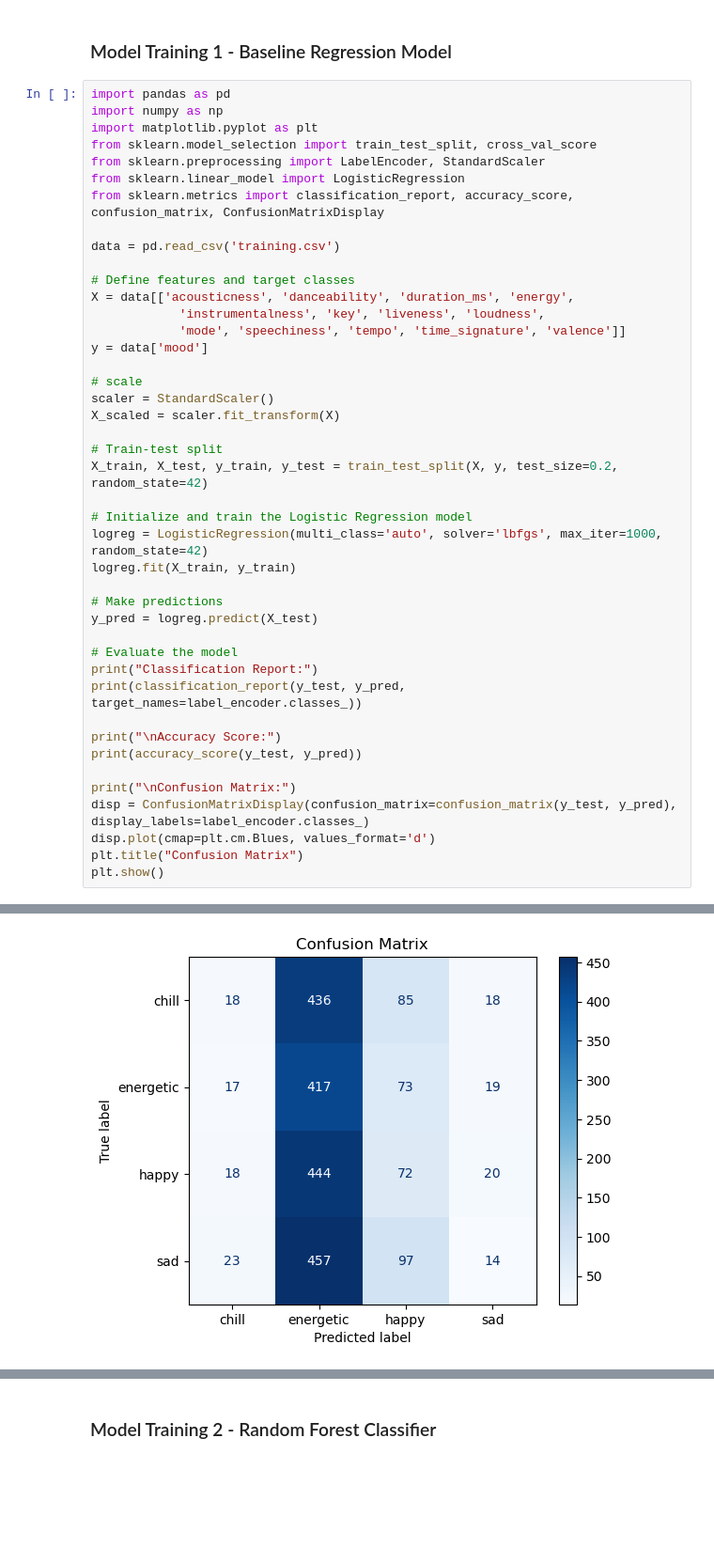
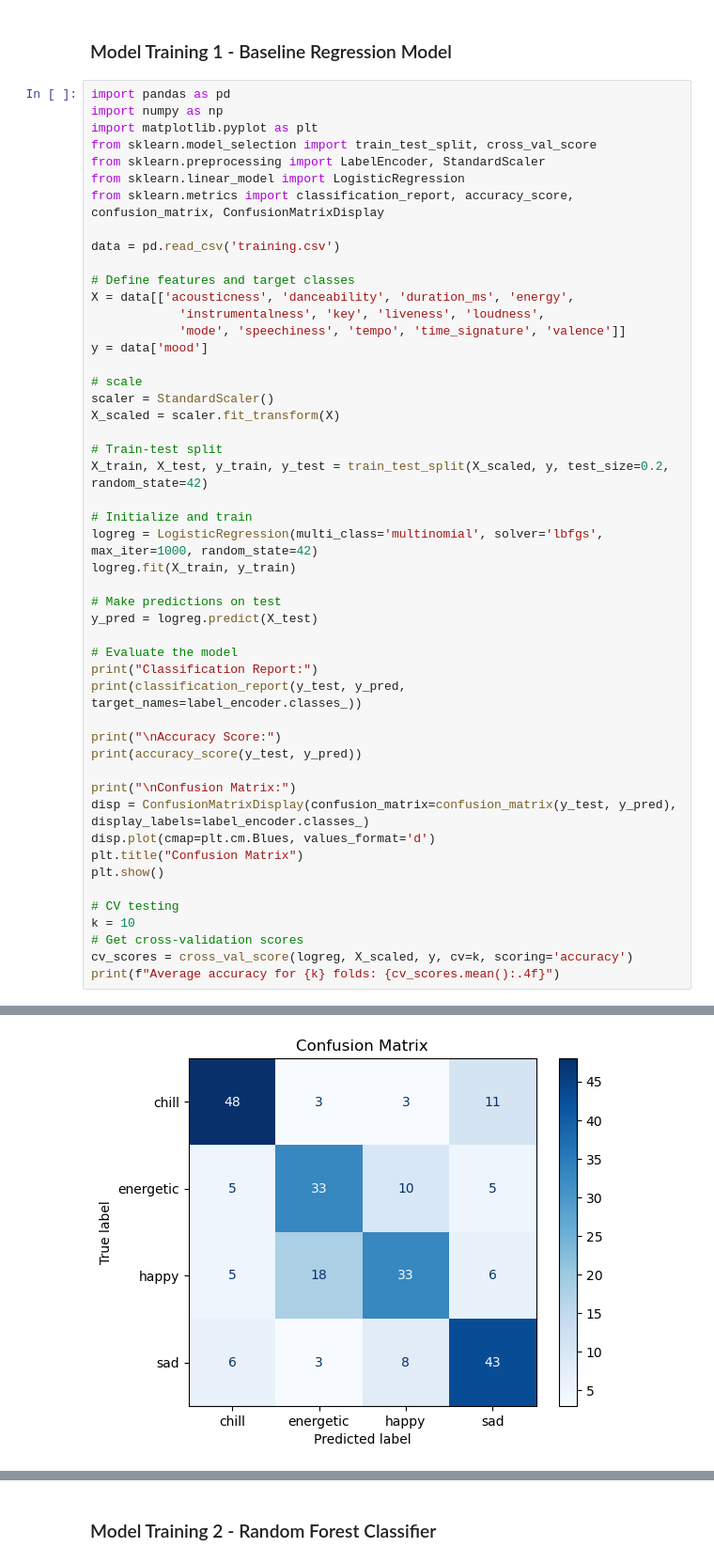
Before and after one commit to cs418-fa24/project-check-in-team-11, a Jupyter notebook: final_project.ipynb, the cells around one changed output, grey strips where cells are left out. Shown at 94% size. Cells and saved outputs as stored; diff of their text form; blank space fills up the shorter version.

Commit message:
baseline model complete, working on 3rd model

```diff
--- a/final_project.ipynb
+++ b/final_project.ipynb
@@ -509,13 +537,13 @@ scaler = StandardScaler()
 X_scaled = scaler.fit_transform(X)
 
 # Train-test split
-X_train, X_test, y_train, y_test = train_test_split(X, y, test_size=0.2, random_state=42)
+X_train, X_test, y_train, y_test = train_test_split(X_scaled, y, test_size=0.2, random_state=42)
 
-# Initialize and train the Logistic Regression model
-logreg = LogisticRegression(multi_class='auto', solver='lbfgs', max_iter=1000, random_state=42)
+# Initialize and train
+logreg = LogisticRegression(multi_class='multinomial', solver='lbfgs', max_iter=1000, random_state=42)
 logreg.fit(X_train, y_train)
 
-# Make predictions
+# Make predictions on test
 y_pred = logreg.predict(X_test)
 
 # Evaluate the model
@@ -530,6 +558,12 @@ disp = ConfusionMatrixDisplay(confusion_matrix=confusion_matrix(y_test, y_pred),
 disp.plot(cmap=plt.cm.Blues, values_format='d')
 plt.title("Confusion Matrix")
 plt.show()
+
+# CV testing
+k = 10
+# Get cross-validation scores
+cv_scores = cross_val_score(logreg, X_scaled, y, cv=k, scoring='accuracy')
+print(f"Average accuracy for {k} folds: {cv_scores.mean():.4f}")
 # %% [output]
 Classification Report:
               precision    recall  f1-score   support
@@ -549,3 +583,3 @@ Accuracy Score:
 
 Confusion Matrix:
-[figure, old version]
+[figure, new version]
```
Also changed, not shown: parts of 5 cells of this notebook, 1 other file.
